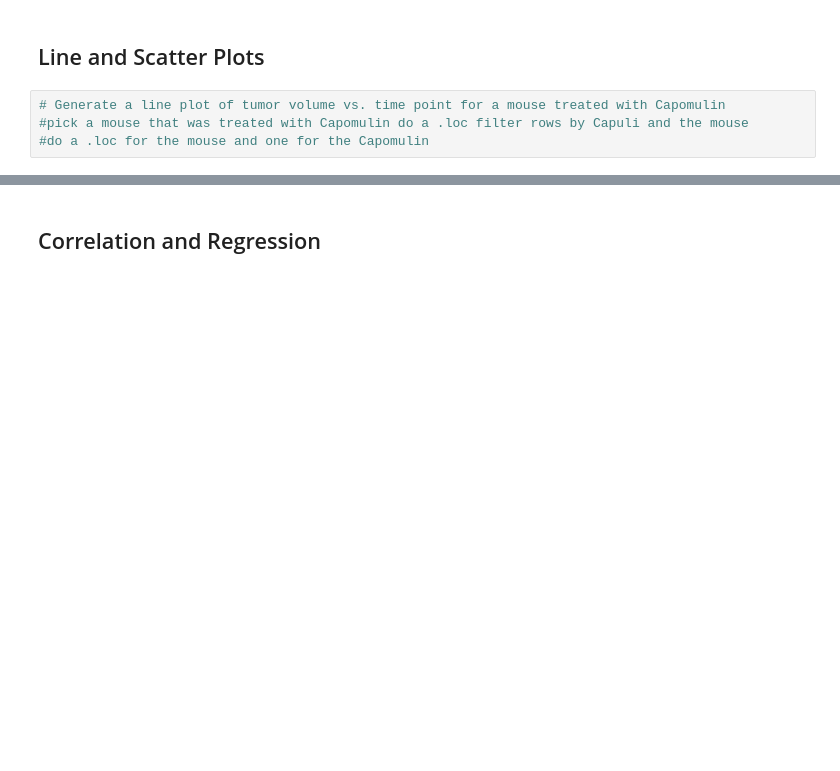
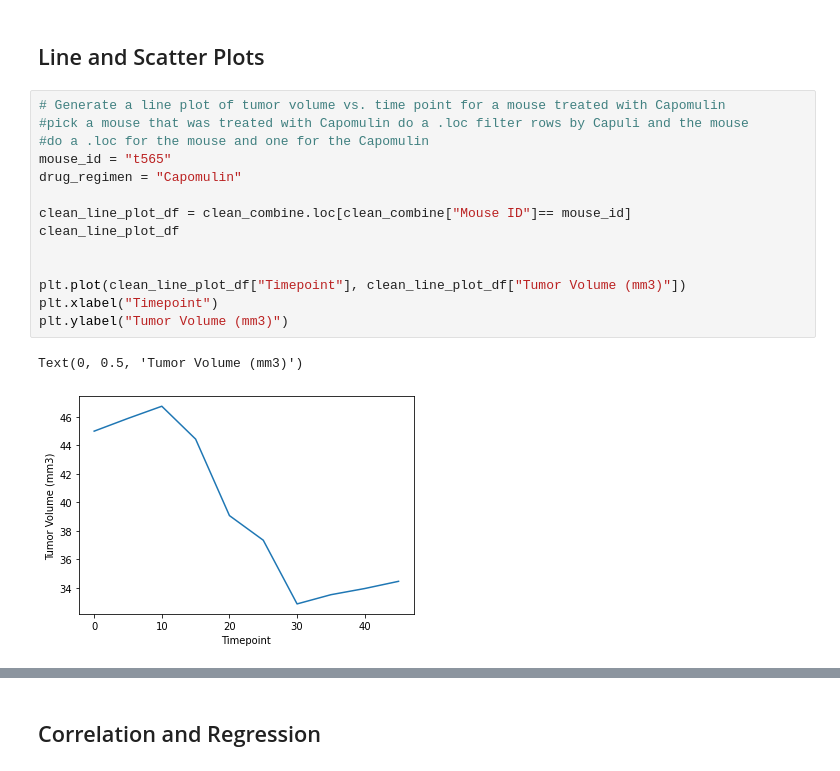
Before and after one commit to jenmusdat/matplotlib-challenge, a Jupyter notebook: Pymaceuticals/pymaceuticals_starter.ipynb, the cells around one changed output, grey strips where cells are left out. Drawn from its saved outputs; the diff is of its cells as text; blank space fills up the shorter version.

```diff
--- a/Pymaceuticals/pymaceuticals_starter.ipynb
+++ b/Pymaceuticals/pymaceuticals_starter.ipynb
@@ -274,7 +290,20 @@ plt.show
 # %%
 # Generate a line plot of tumor volume vs. time point for a mouse treated with Capomulin
 #pick a mouse that was treated with Capomulin do a .loc filter rows by Capuli and the mouse
 #do a .loc for the mouse and one for the Capomulin
+mouse_id = "t565"
+drug_regimen = "Capomulin"
+
+clean_line_plot_df = clean_combine.loc[clean_combine["Mouse ID"]== mouse_id]
+clean_line_plot_df
+
+
+plt.plot(clean_line_plot_df["Timepoint"], clean_line_plot_df["Tumor Volume (mm3)"])
+plt.xlabel("Timepoint")
+plt.ylabel("Tumor Volume (mm3)")
+# %% [output]
+Text(0, 0.5, 'Tumor Volume (mm3)')
+[figure, added]
 # %%
 # Generate a scatter plot of average tumor volume vs. mouse weight for the Capomulin regimen
 #do a scatter plot for all the mice do a groupby on the Capomulin df from the previous
```
Also changed, not shown: parts of 6 cells of this notebook.
